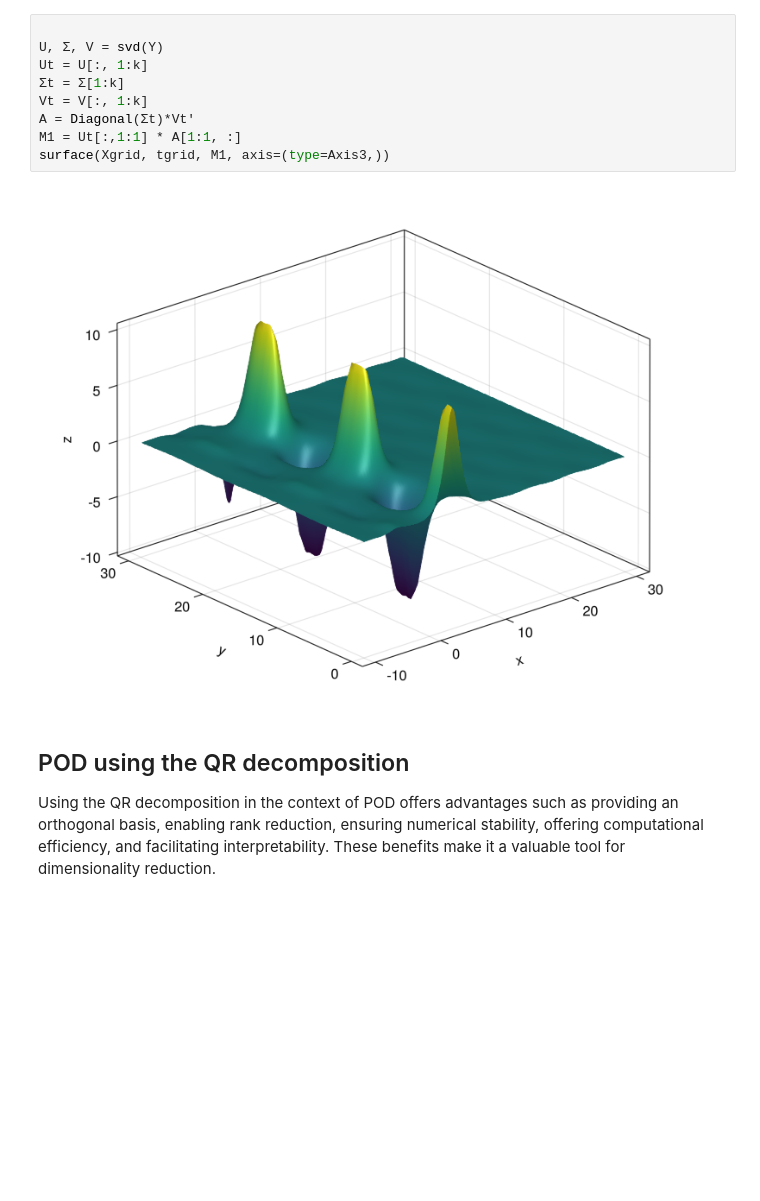
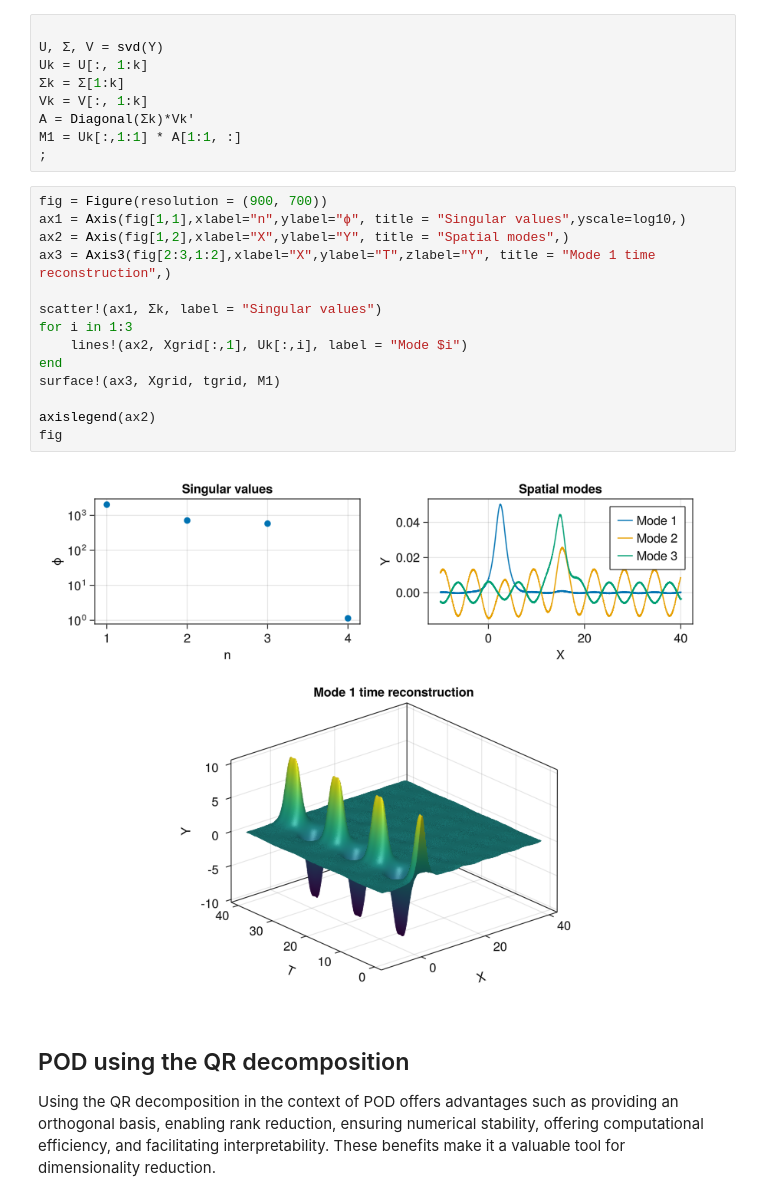
Before and after one commit to J-Massey/WakePOD.jl, a Jupyter notebook: examples/basic_implementation.ipynb, the cells around one changed output. Cells and saved outputs as stored; diff of their text form; blank space fills up the shorter version.

```diff
--- a/examples/basic_implementation.ipynb
+++ b/examples/basic_implementation.ipynb
@@ -68,14 +80,28 @@ surface(Xgrid, tgrid, M1, axis=(type=Axis3,))
 # %%
 
 U, Σ, V = svd(Y)
-Ut = U[:, 1:k]
-Σt = Σ[1:k]
-Vt = V[:, 1:k]
-A = Diagonal(Σt)*Vt'
-M1 = Ut[:,1:1] * A[1:1, :]
-surface(Xgrid, tgrid, M1, axis=(type=Axis3,))
+Uk = U[:, 1:k]
+Σk = Σ[1:k]
+Vk = V[:, 1:k]
+A = Diagonal(Σk)*Vk'
+M1 = Uk[:,1:1] * A[1:1, :]
+;
-# %% [output]
-[figure, removed]
+# %%
+fig = Figure(resolution = (900, 700))
+ax1 = Axis(fig[1,1],xlabel="n",ylabel="ϕ", title = "Singular values",yscale=log10,)
+ax2 = Axis(fig[1,2],xlabel="X",ylabel="Y", title = "Spatial modes",)
+ax3 = Axis3(fig[2:3,1:2],xlabel="X",ylabel="T",zlabel="Y", title = "Mode 1 time reconstruction",)
+
+scatter!(ax1, Σk, label = "Singular values")
+for i in 1:3
+    lines!(ax2, Xgrid[:,1], Uk[:,i], label = "Mode $i")
+end
+surface!(ax3, Xgrid, tgrid, M1)
+
+axislegend(ax2)
+fig
+# %% [output]
+[figure, added]
 # %% [markdown]
 ## POD using the QR decomposition
 
```
Also changed, not shown: parts of 30 cells of this notebook, 2 other files.
